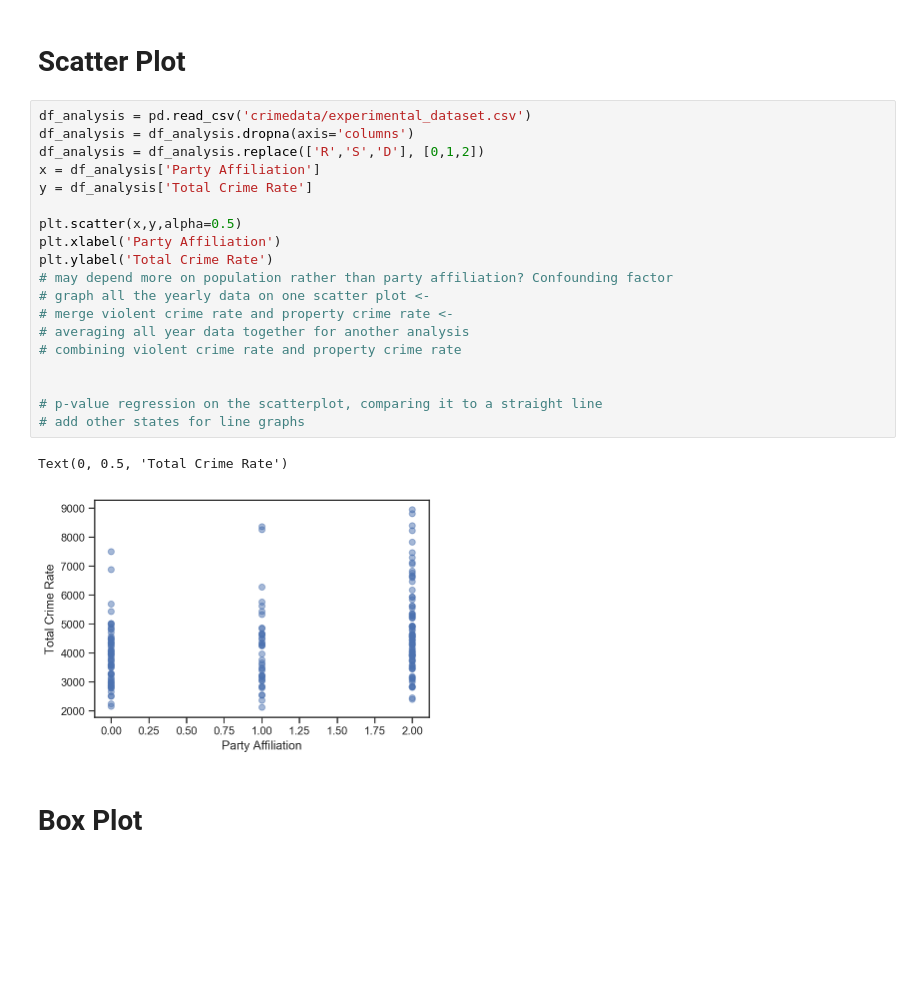
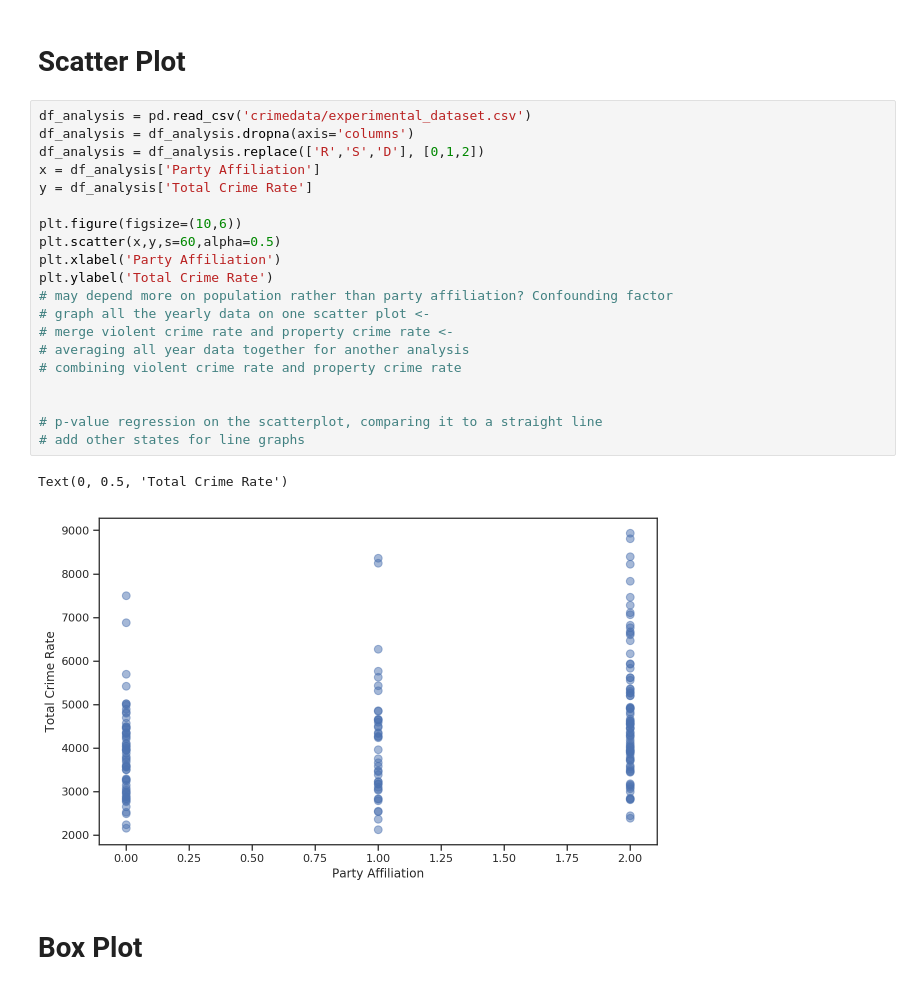
Before and after one commit to wsc012/DS-Project, a Jupyter notebook: Data_Exploration.ipynb, the cells around one changed output. Saved outputs shown, nothing was run; the diff lists cells and outputs as text; blank space fills up the shorter version.

```diff
--- a/Data_Exploration.ipynb
+++ b/Data_Exploration.ipynb
@@ -59,25 +59,26 @@ df_years_replaced.head()
 # %%
 df_analysis = pd.read_csv('crimedata/experimental_dataset.csv')
 df_analysis = df_analysis.dropna(axis='columns')
 df_analysis = df_analysis.replace(['R','S','D'], [0,1,2])
 x = df_analysis['Party Affiliation']
 y = df_analysis['Total Crime Rate']
 
-plt.scatter(x,y,alpha=0.5)
+plt.figure(figsize=(10,6))
+plt.scatter(x,y,s=60,alpha=0.5)
 plt.xlabel('Party Affiliation')
 plt.ylabel('Total Crime Rate')
 # may depend more on population rather than party affiliation? Confounding factor
 # graph all the yearly data on one scatter plot <-
 # merge violent crime rate and property crime rate <-
 # averaging all year data together for another analysis
 # combining violent crime rate and property crime rate
 
 
 # p-value regression on the scatterplot, comparing it to a straight line
 # add other states for line graphs
 # %% [output]
 Text(0, 0.5, 'Total Crime Rate')
-[figure, old version]
+[figure, new version]
 # %% [markdown]
 # Box Plot
 # %%
```
Also changed, not shown: parts of 7 cells of this notebook.
